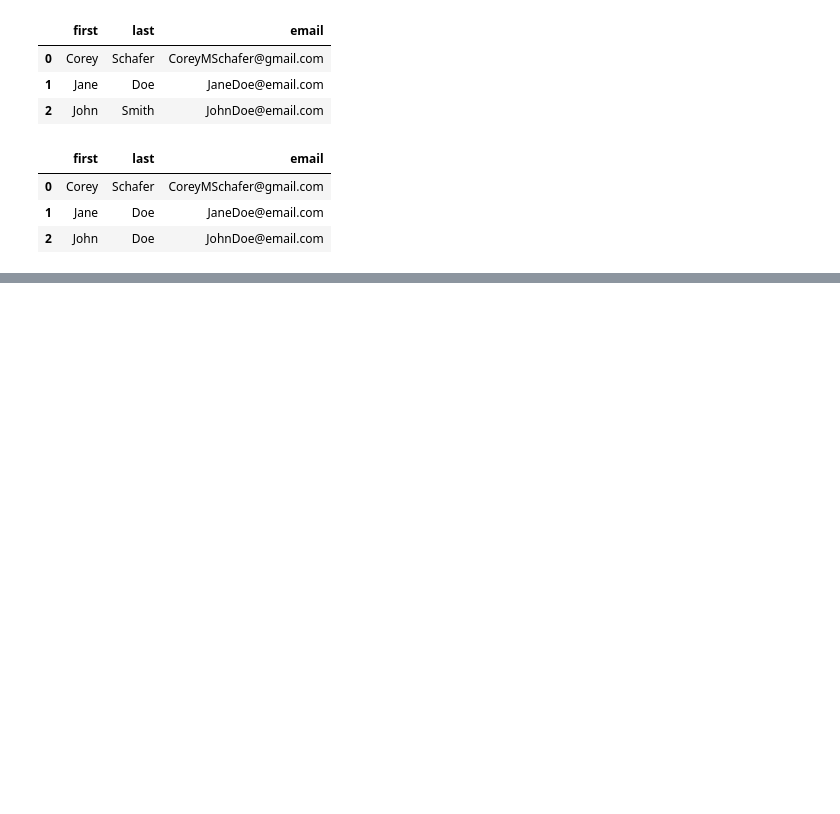
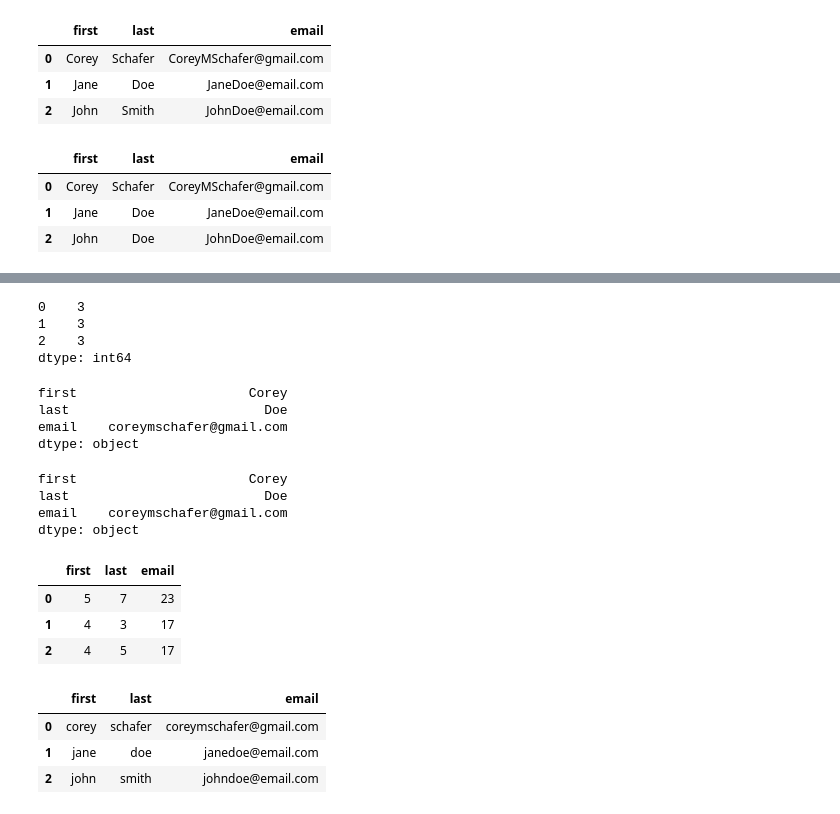
Before and after one commit to Abhishikth3330/Stack_Overflow_Survey_Data, a Jupyter notebook: Snippets-2.ipynb, the cells around one changed output, grey strips where cells are left out. Saved outputs shown, nothing was run; the diff lists cells and outputs as text; code cells hidden in the pictures; blank space fills up the shorter version.

```diff
--- a/Snippets-2.ipynb
+++ b/Snippets-2.ipynb
@@ -138,0 +183,4 @@ df
+# %%
+# you can create your own fucntion and pass it to the apply method and let it do the work
+def update_email(email):
+    return email.upper()
@@ -138,0 +225,48 @@ df
+# %%
+# you can change the allignment to columns.
+# rows is by default
+df.apply(len, axis='columns')
+# %% [output]
+0    3
+1    3
+2    3
+dtype: int64
+# %%
+# you can  use some more things with apply method
+df.apply(pd.Series.min)
+# this will check for the minimum value in the complete column
+# here we have alphabets so it checked it characters wise
+# like C comes before J and so on
+# %% [output]
+first                      Corey
+last                         Doe
+email    coreymschafer@gmail.com
+dtype: object
+# %%
+# you can use a lambda funtion for the same to find a minimum value over a series of data
+df.apply(lambda x : x.min())
+# %% [output]
+first                      Corey
+last                         Doe
+email    coreymschafer@gmail.com
+dtype: object
+# %%
+# APPLYMAP method
+# this works on the complete dataframe
+df.applymap(len)
+# %% [output]
+|  | first | last | email |
+| 0 | 5 | 7 | 23 |
+| 1 | 4 | 3 | 17 |
+| 2 | 4 | 5 | 17 |
+# %%
+# lets say you want to lowercase all the data you have
+# for this you can use the applymap mtehod
+df.applymap(str.lower)
+# using str with applymap will sometimes give us an error when we have numerical values in our data.
+# numerical values are not string.
+# %% [output]
+|  | first | last | email |
+| 0 | corey | schafer | coreymschafer@gmail.com |
+| 1 | jane | doe | janedoe@email.com |
+| 2 | john | smith | johndoe@email.com |
```
Also changed, not shown: parts of 11 cells of this notebook, 1 other file.
